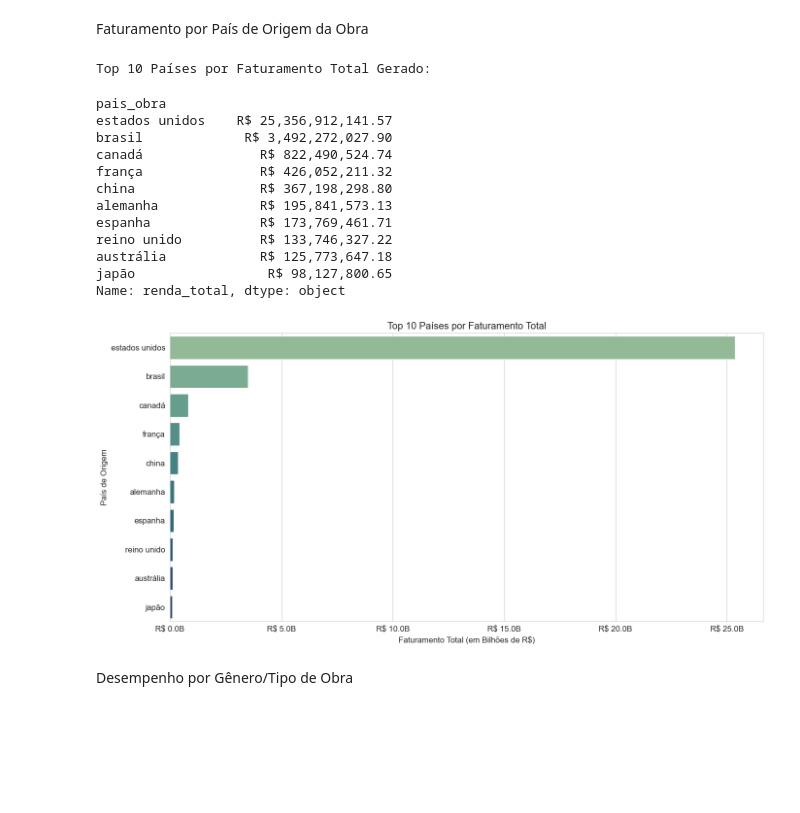
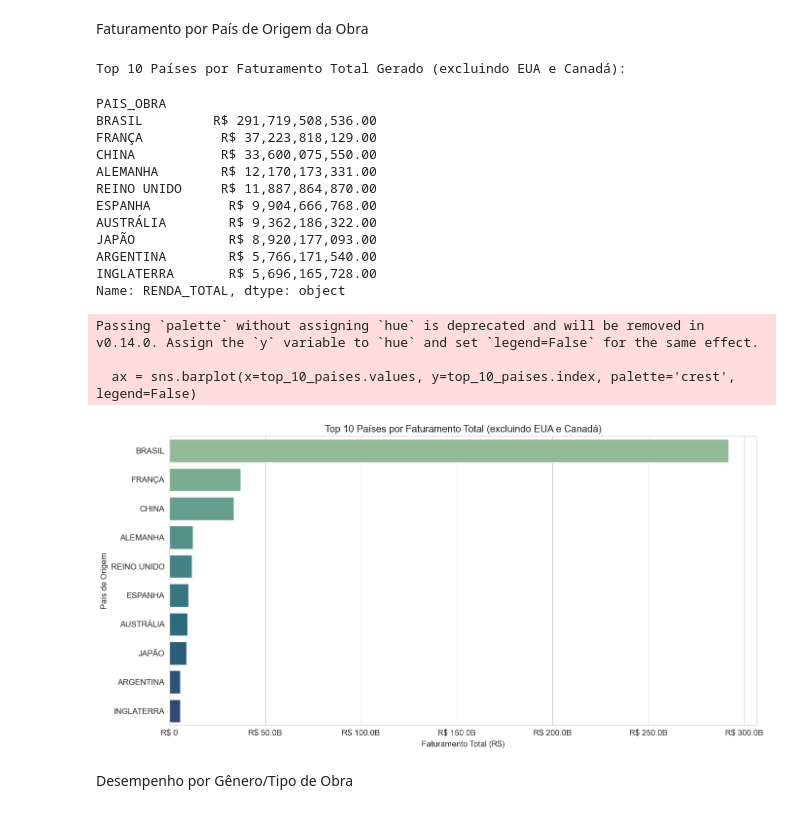
Before and after one commit to Abraao1231/trabalho-BD2, a Jupyter notebook: Data-Layer/silver/Analytcis.ipynb, the cells around one changed output. Cells and saved outputs as stored; diff of their text form; code cells hidden in the pictures; blank space fills up the shorter version.

```diff
--- a/Data-Layer/silver/Analytcis.ipynb
+++ b/Data-Layer/silver/Analytcis.ipynb
@@ -71,14 +96,14 @@ Name: renda_total, dtype: object
 Top 10 Filmes de Maior Bilheteria
 # %%
 if df is not None:
-    top_10_filmes_renda = df.sort_values(by='renda_total', ascending=False).head(10)
+    top_10_filmes_renda = df.sort_values(by='RENDA_TOTAL', ascending=False).head(10)
 
     print("\nTop 10 Filmes com Maior Bilheteria:")
     # Mostrando colunas relevantes
-    display(top_10_filmes_renda[['titulo_original', 'renda_total', 'distribuidora', 'ano_lancamento']])
+    display(top_10_filmes_renda[['TITULO_ORIGINAL', 'RENDA_TOTAL', 'RAZAO_SOCIAL_DISTRIBUIDORA', 'DATA_LANCAMENTO_OBRA']])
 
     # Gráfico de barras
-    ax = sns.barplot(x='renda_total', y='titulo_original', data=top_10_filmes_renda, hue='titulo_original', palette='viridis', legend=False)
+    ax = sns.barplot(x='RENDA_TOTAL', y='TITULO_ORIGINAL', data=top_10_filmes_renda, hue='TITULO_ORIGINAL', palette='viridis', legend=False)
     ax.set_title('Top 10 Filmes de Maior Bilheteria')
     ax.set_xlabel('Renda Total (em Milhões de R$)')
     ax.set_ylabel('Título do Filme')
@@ -107,38 +132,50 @@ Top 10 Filmes com Maior Bilheteria:
 Faturamento por País de Origem da Obra
 # %%
 if df is not None:
-    top_10_paises = df.groupby('pais_obra')['renda_total'].sum().sort_values(ascending=False).head(10)
+    # garantir que RENDA_TOTAL é numérico
+    df['RENDA_TOTAL'] = df['RENDA_TOTAL'].astype(str).str.replace('R$', '', regex=False).str.replace('.', '', regex=False).str.replace(',', '.', regex=False).str.strip()
+    df['RENDA_TOTAL'] = pd.to_numeric(df['RENDA_TOTAL'], errors='coerce').fillna(0)
 
-    print("\nTop 10 Países por Faturamento Total Gerado:")
+    # Excluir Estados Unidos e Canadá
+    paises_excluidos = ['ESTADOS UNIDOS', 'CANADÁ', 'CANADA']
+    df_filtrado_paises = df[~df['PAIS_OBRA'].isin(paises_excluidos)]
+
+    # Usar o DataFrame filtrado para o agrupamento
+    top_10_paises = df_filtrado_paises.groupby('PAIS_OBRA')['RENDA_TOTAL'].sum().sort_values(ascending=False).head(10)
+
+    print("\nTop 10 Países por Faturamento Total Gerado (excluindo EUA e Canadá):")
     display(top_10_paises.apply(lambda x: f"R$ {x:,.2f}"))
 
     # Gráfico de barras
-    ax = sns.barplot(x=top_10_paises.values, y=top_10_paises.index, hue=top_10_paises.index, palette='crest', legend=False)
-    ax.set_title('Top 10 Países por Faturamento Total')
-    ax.set_xlabel('Faturamento Total (em Bilhões de R$)')
+    ax = sns.barplot(x=top_10_paises.values, y=top_10_paises.index, palette='crest', legend=False)
+    ax.set_title('Top 10 Países por Faturamento Total (excluindo EUA e Canadá)')
+    ax.set_xlabel('Faturamento Total (R$)')
     ax.set_ylabel('País de Origem')
 
-    # Formatação do eixo X
-    formatter = FuncFormatter(lambda x, pos: f'R$ {x/1e9:.1f}B')
+    # Formatação do eixo X (usa bilhões ou milhões quando apropriado)
+    formatter = FuncFormatter(lambda x, pos: f'R$ {x/1e9:.1f}B' if abs(x) >= 1e9 else (f'R$ {x/1e6:.1f}M' if abs(x) >= 1e6 else f'R$ {x:,.0f}'))
     ax.xaxis.set_major_formatter(formatter)
 
     plt.tight_layout()
     plt.show()
 # %% [output]
-Top 10 Países por Faturamento Total Gerado:
+Top 10 Países por Faturamento Total Gerado (excluindo EUA e Canadá):
-pais_obra
-estados unidos    R$ 25,356,912,141.57
-brasil             R$ 3,492,272,027.90
-canadá               R$ 822,490,524.74
-frança               R$ 426,052,211.32
-china                R$ 367,198,298.80
-alemanha             R$ 195,841,573.13
-espanha              R$ 173,769,461.71
-reino unido          R$ 133,746,327.22
-austrália            R$ 125,773,647.18
-japão                 R$ 98,127,800.65
-Name: renda_total, dtype: object
+PAIS_OBRA
+BRASIL         R$ 291,719,508,536.00
+FRANÇA          R$ 37,223,818,129.00
+CHINA           R$ 33,600,075,550.00
+ALEMANHA        R$ 12,170,173,331.00
+REINO UNIDO     R$ 11,887,864,870.00
+ESPANHA          R$ 9,904,666,768.00
+AUSTRÁLIA        R$ 9,362,186,322.00
+JAPÃO            R$ 8,920,177,093.00
+ARGENTINA        R$ 5,766,171,540.00
+INGLATERRA       R$ 5,696,165,728.00
+Name: RENDA_TOTAL, dtype: object
+Passing `palette` without assigning `hue` is deprecated and will be removed in v0.14.0. Assign the `y` variable to `hue` and set `legend=False` for the same effect.
+
+  ax = sns.barplot(x=top_10_paises.values, y=top_10_paises.index, palette='crest', legend=False)
-[figure, old version]
+[figure, new version]
 # %% [markdown]
 Desempenho por Gênero/Tipo de Obra
 # %%
```
Also changed, not shown: parts of 15 cells of this notebook, 5 other files.
